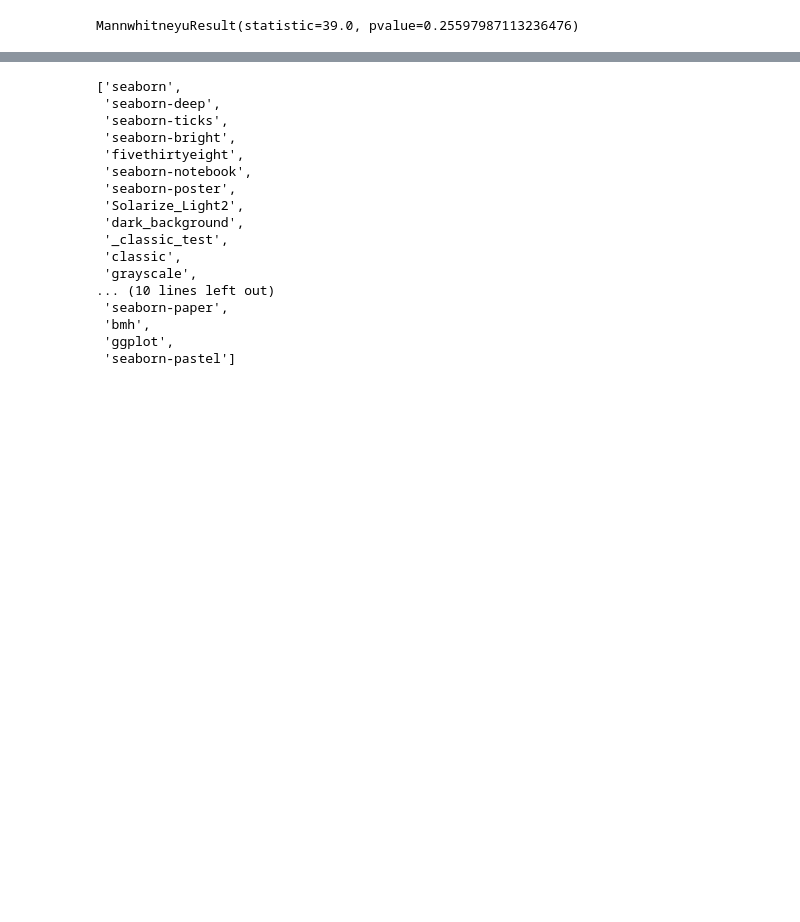
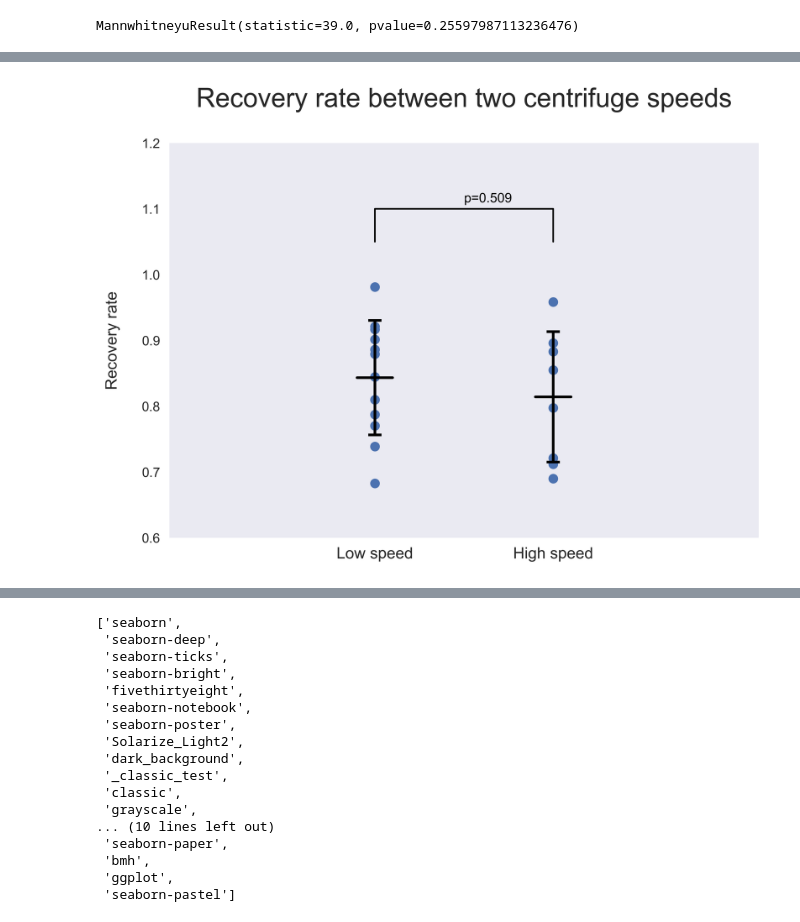
Before and after one commit to cwchou2016/statistics, a Jupyter notebook: plt_stat.ipynb, the cells around one changed output, grey strips where cells are left out. Saved outputs shown, nothing was run; the diff lists cells and outputs as text; code cells hidden in the pictures; blank space fills up the shorter version.

```diff
--- a/plt_stat.ipynb
+++ b/plt_stat.ipynb
@@ -100,0 +105,37 @@ plt.show()
+# %%
+plt.figure(dpi=500)
+plt.style.use("seaborn")
+
+mean = group_data.mean()['recovery'].rename("mean")
+std = group_data.std()['recovery'].rename("std")
+
+
+df = pd.DataFrame({"group":["0"], "recovery":[-1]})
+df = df.append(raw_data[["group","recovery"]], ignore_index= True)
+df = df.append({"group":"z", "recovery":-1}, ignore_index = True)
+# df = raw_data[['group','recovery']]
+
+# scatter plot
+plt.scatter(df['group'], df['recovery'])
+
+# error bar plot
+plt.errorbar(["high", "low"], mean, std, fmt="_", lw = 2, color="k",
+            capsize=5,  markeredgewidth=2)
+
+plt.title("Recovery rate between two centrifuge speeds\n", size = 20)
+plt.ylabel("Recovery rate\n", size = 12)
+plt.ylim((0.6,1.2))
+plt.xticks((0,1,2,4),("","Low speed","High speed",""), size = 12)
+plt.grid(False)
+
+# p value
+plt.plot((1,1,2,2),[1.05,1.1,1.1,1.05], lw=1.2, color = 'k' )
+plt.text((1+2)*.5, 1.11, f"p={p:.3}",color ="k")
+
+# mean value as horizon line
+plt.plot((0.9, 1.1),(mean["low"], mean["low"]), lw=2, color = 'k' )
+plt.plot((1.9, 2.1),(mean["high"], mean["high"]), lw=2, color = 'k' )
+
+plt.show()
+# %% [output]
+[figure, added]
```
Also changed, not shown: parts of 3 cells of this notebook.
